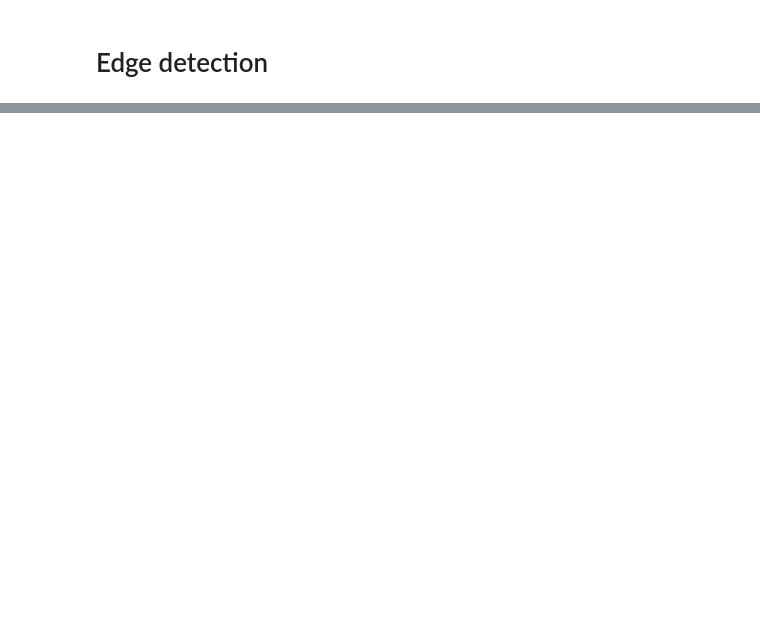
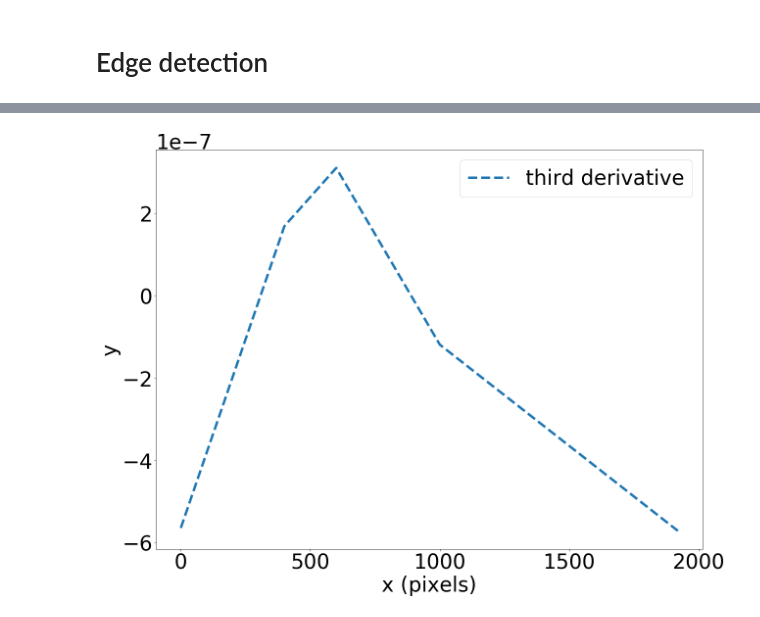
Before and after one commit to zhiwuz/vsers, a Jupyter notebook: example.ipynb, the cells around one changed output, grey strips where cells are left out. Saved outputs shown, nothing was run; the diff lists cells and outputs as text; code cells hidden in the pictures; blank space fills up the shorter version.

```diff
--- a/example.ipynb
+++ b/example.ipynb
@@ -60,0 +140,12 @@ cv2.destroyAllWindows()
+# %%
+plt.figure(figsize=(20,15))
+
+plt.plot(coordinates[:, 0], -np.array([third_derivative(x) for x in coordinates[:, 0]]), "--", linewidth=5,
+        label="third derivative")
+
+plt.legend()
+plt.xlabel("x (pixels)")
+plt.ylabel("y")
+plt.show()
+# %% [output]
+[figure, added]
```
Also changed, not shown: parts of 11 cells of this notebook, 2 other files.
